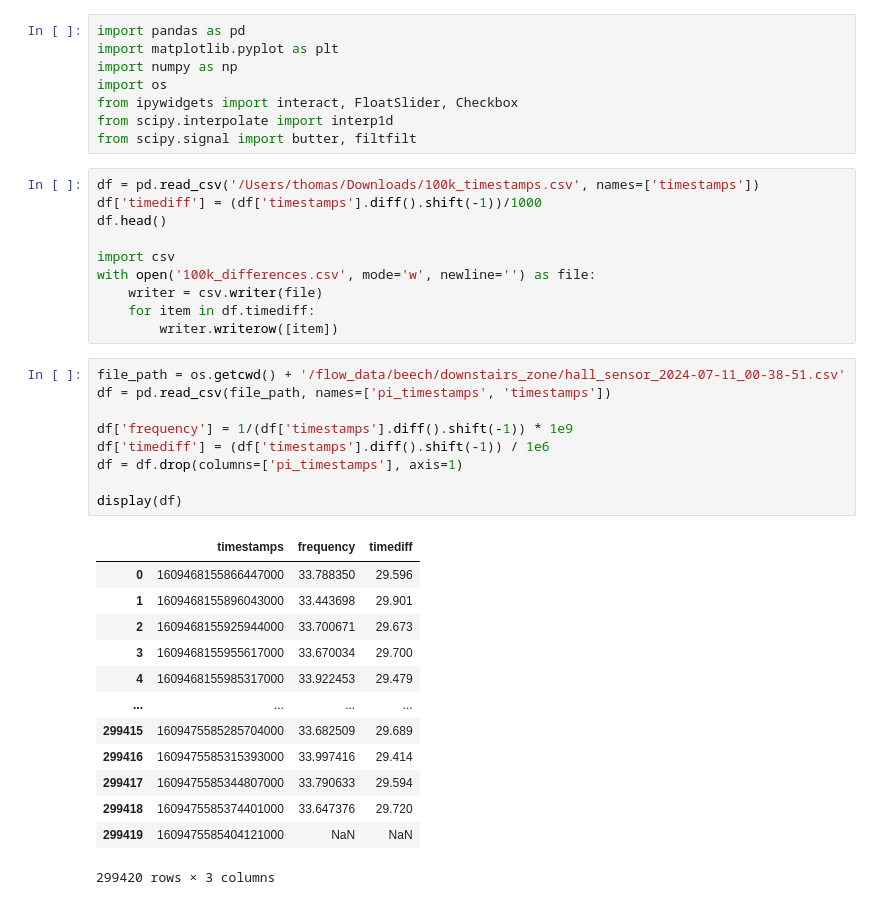
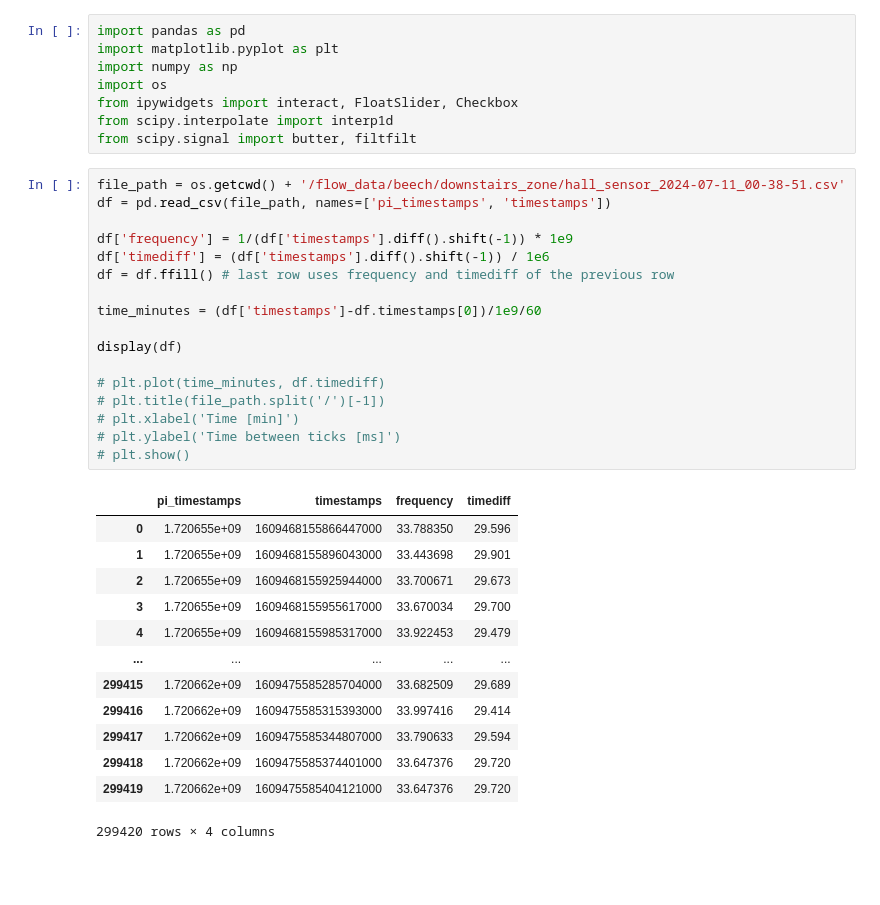
Before and after one commit to thdfw/gwks, a Jupyter notebook: pico/flowmeter/flow_data_analysis/filtering.ipynb, the cells around one changed output. Cells and saved outputs as stored; diff of their text form; blank space fills up the shorter version.

```diff
--- a/pico/flowmeter/flow_data_analysis/filtering.ipynb
+++ b/pico/flowmeter/flow_data_analysis/filtering.ipynb
@@ -6,36 +6,34 @@ import os
 from ipywidgets import interact, FloatSlider, Checkbox
 from scipy.interpolate import interp1d
 from scipy.signal import butter, filtfilt
-# %%
-df = pd.read_csv('/Users/thomas/Downloads/100k_timestamps.csv', names=['timestamps'])
-df['timediff'] = (df['timestamps'].diff().shift(-1))/1000
-df.head()
-
-import csv
-with open('100k_differences.csv', mode='w', newline='') as file:
-    writer = csv.writer(file)
-    for item in df.timediff:
-        writer.writerow([item])
 # %%
 file_path = os.getcwd() + '/flow_data/beech/downstairs_zone/hall_sensor_2024-07-11_00-38-51.csv'
 df = pd.read_csv(file_path, names=['pi_timestamps', 'timestamps'])
 
 df['frequency'] = 1/(df['timestamps'].diff().shift(-1)) * 1e9
 df['timediff'] = (df['timestamps'].diff().shift(-1)) / 1e6
-df = df.drop(columns=['pi_timestamps'], axis=1)
+df = df.ffill() # last row uses frequency and timediff of the previous row
+
+time_minutes = (df['timestamps']-df.timestamps[0])/1e9/60
 
 display(df)
+
+# plt.plot(time_minutes, df.timediff)
+# plt.title(file_path.split('/')[-1])
+# plt.xlabel('Time [min]')
+# plt.ylabel('Time between ticks [ms]')
+# plt.show()
 # %% [output]
-|  | timestamps | frequency | timediff |
-| 0 | 1609468155866447000 | 33.788350 | 29.596 |
-| 1 | 1609468155896043000 | 33.443698 | 29.901 |
-| 2 | 1609468155925944000 | 33.700671 | 29.673 |
-| 3 | 1609468155955617000 | 33.670034 | 29.700 |
-| 4 | 1609468155985317000 | 33.922453 | 29.479 |
-| ... | ... | ... | ... |
-| 299415 | 1609475585285704000 | 33.682509 | 29.689 |
-| 299416 | 1609475585315393000 | 33.997416 | 29.414 |
-| 299417 | 1609475585344807000 | 33.790633 | 29.594 |
-| 299418 | 1609475585374401000 | 33.647376 | 29.720 |
-| 299419 | 1609475585404121000 | NaN | NaN |
+|  | pi_timestamps | timestamps | frequency | timediff |
+| 0 | 1.720655e+09 | 1609468155866447000 | 33.788350 | 29.596 |
+| 1 | 1.720655e+09 | 1609468155896043000 | 33.443698 | 29.901 |
+| 2 | 1.720655e+09 | 1609468155925944000 | 33.700671 | 29.673 |
+| 3 | 1.720655e+09 | 1609468155955617000 | 33.670034 | 29.700 |
+| 4 | 1.720655e+09 | 1609468155985317000 | 33.922453 | 29.479 |
+| ... | ... | ... | ... | ... |
+| 299415 | 1.720662e+09 | 1609475585285704000 | 33.682509 | 29.689 |
+| 299416 | 1.720662e+09 | 1609475585315393000 | 33.997416 | 29.414 |
+| 299417 | 1.720662e+09 | 1609475585344807000 | 33.790633 | 29.594 |
+| 299418 | 1.720662e+09 | 1609475585374401000 | 33.647376 | 29.720 |
+| 299419 | 1.720662e+09 | 1609475585404121000 | 33.647376 | 29.720 |
-299420 rows × 3 columns
+299420 rows × 4 columns
```
Also changed, not shown: parts of 3 cells of this notebook, 3 other files.
